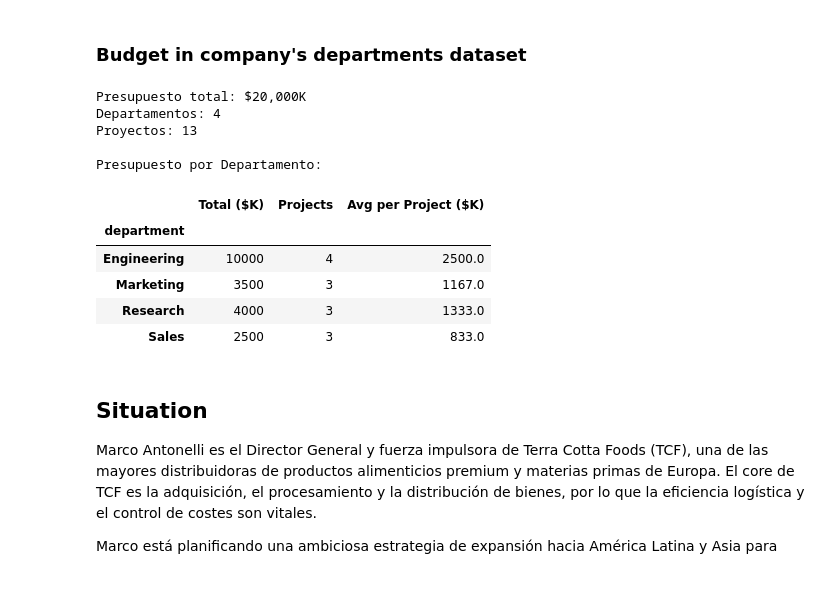
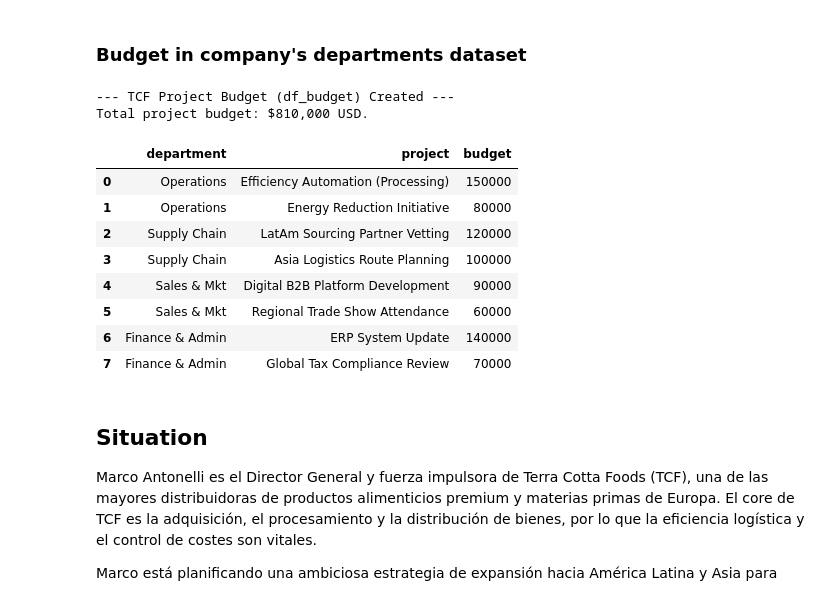
Before and after one commit to monroyminerodiego/visualization-tools-IX, a Jupyter notebook: ML/U2/PortfolioU2/01_hierarchical_analysis_part2.ipynb, the cells around one changed output. Saved outputs shown, nothing was run; the diff lists cells and outputs as text; code cells hidden in the pictures.

```diff
--- a/ML/U2/PortfolioU2/01_hierarchical_analysis_part2.ipynb
+++ b/ML/U2/PortfolioU2/01_hierarchical_analysis_part2.ipynb
@@ -106,45 +319,48 @@ org_structure
 # %% [markdown]
 ### **Budget in company's departments dataset**
 # %%
-# Datos de presupuesto por departamento y proyectos
-budget_data = pd.DataFrame({
-    'department': ['Engineering', 'Engineering', 'Engineering', 'Engineering',
-                   'Marketing', 'Marketing', 'Marketing',
-                   'Sales', 'Sales', 'Sales',
-                   'Research', 'Research', 'Research'],
-    'project': ['Cloud Infrastructure', 'Product Development', 'Security', 'Data Pipeline',
-                'Digital Campaigns', 'Content Creation', 'Events',
-                'CRM System', 'Sales Training', 'Partnerships',
-                'AI Research', 'Market Analysis', 'User Studies'],
-    'budget': [2500, 3500, 1800, 2200,
-               1500, 800, 1200,
-               1000, 600, 900,
-               2000, 1200, 800]
-})
+# Budget is in USD
+budget_data = {
+    'department': [
+        'Operations', 'Operations',
+        'Supply Chain', 'Supply Chain',
+        'Sales & Mkt', 'Sales & Mkt',
+        'Finance & Admin', 'Finance & Admin'
+    ],
+    'project': [
+        'Efficiency Automation (Processing)', 'Energy Reduction Initiative',
+        'LatAm Sourcing Partner Vetting', 'Asia Logistics Route Planning',
+        'Digital B2B Platform Development', 'Regional Trade Show Attendance',
+        'ERP System Update', 'Global Tax Compliance Review'
+    ],
+    'budget': [
+        150000, 80000,
+        120000, 100000,
+        90000, 60000,
+        140000, 70000
+    ]
+}
 
-budget_data['category'] = 'Company Budget'
+df_budget = pd.DataFrame(budget_data)
 
-print(f"Presupuesto total: ${budget_data['budget'].sum():,}K")
-print(f"Departamentos: {budget_data['department'].nunique()}")
-print(f"Proyectos: {len(budget_data)}")
+# Calculate total budget for verification
+total_budget_usd = df_budget['budget'].sum()
 
-# Mostrar presupuesto por departamento
-print("\nPresupuesto por Departamento:")
-dept_budget = budget_data.groupby('department')['budget'].agg(['sum', 'count', 'mean']).round(0)
-dept_budget.columns = ['Total ($K)', 'Projects', 'Avg per Project ($K)']
-display(dept_budget)
+print("\n--- TCF Project Budget (df_budget) Created ---")
+print(f"Total project budget: ${total_budget_usd:,} USD.")
+df_budget
 # %% [output]
-Presupuesto total: $20,000K
-Departamentos: 4
-Proyectos: 13
-
-Presupuesto por Departamento:
+--- TCF Project Budget (df_budget) Created ---
+Total project budget: $810,000 USD.
-|  | Total ($K) | Projects | Avg per Project ($K) |
-| department |  |  |  |
-| Engineering | 10000 | 4 | 2500.0 |
-| Marketing | 3500 | 3 | 1167.0 |
-| Research | 4000 | 3 | 1333.0 |
-| Sales | 2500 | 3 | 833.0 |
+|  | department | project | budget |
+| 0 | Operations | Efficiency Automation (Processing) | 150000 |
+| 1 | Operations | Energy Reduction Initiative | 80000 |
+| 2 | Supply Chain | LatAm Sourcing Partner Vetting | 120000 |
+| 3 | Supply Chain | Asia Logistics Route Planning | 100000 |
+| 4 | Sales & Mkt | Digital B2B Platform Development | 90000 |
+| 5 | Sales & Mkt | Regional Trade Show Attendance | 60000 |
+| 6 | Finance & Admin | ERP System Update | 140000 |
+| 7 | Finance & Admin | Global Tax Compliance Review | 70000 |
 # %% [markdown]
 ## **Situation**
 
```
Also changed, not shown: parts of 15 cells of this notebook, 1 other file.
